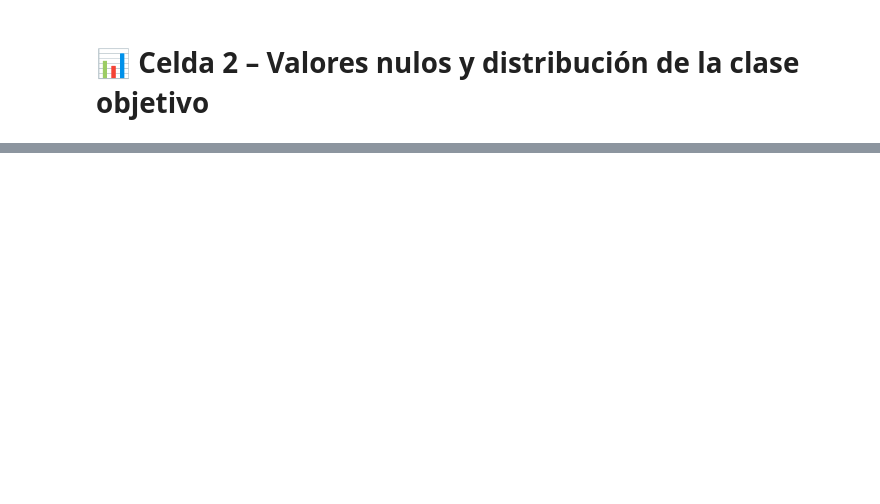
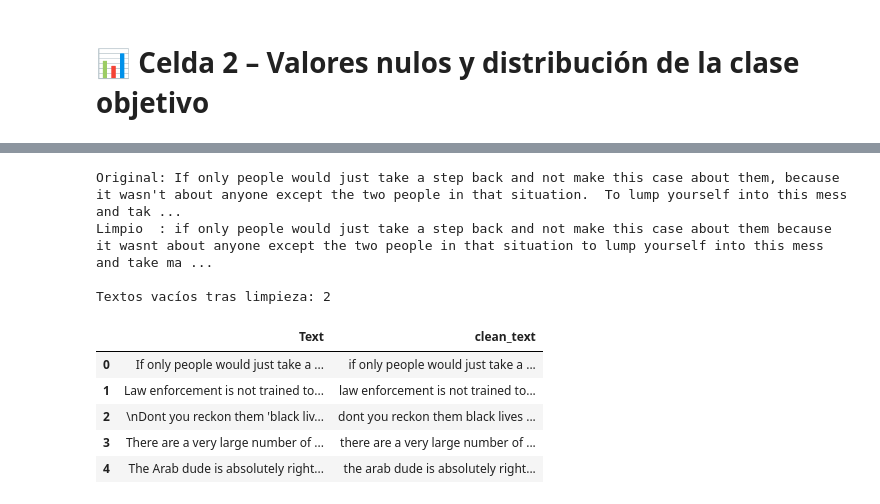
Before and after one commit to Bootcamp-IA-P6/Project_9_NLP_Team2, a Jupyter notebook: notebooks/00_eda_V04.ipynb, the cells around one changed output, grey strips where cells are left out. Drawn from its saved outputs; the diff is of its cells as text; code cells hidden in the pictures; blank space fills up the shorter version.

Commit message:
feat: implement regex-based text cleaning pipeline (#6, #5)

```diff
--- a/notebooks/00_eda_V04.ipynb
+++ b/notebooks/00_eda_V04.ipynb
@@ -96,0 +178,35 @@ ModuleNotFoundError: No module named 'matplotlib.backends._backend_agg'
+# %%
+import re
+
+def clean_text(text):
+    if not isinstance(text, str):
+        return ''
+    text = text.lower()
+    text = re.sub(r'http\S+|www\S+|https\S+', '', text, flags=re.MULTILINE)
+    text = re.sub(r'@\w+|#\w+', '', text)
+    text = re.sub(r'\d+', '', text)
+    text = re.sub(r'[^a-z\s]', '', text)
+    text = re.sub(r'\s+', ' ', text).strip()
+    return text
+
+print('Original:', df.loc[0, 'Text'])
+print('Limpio  :', clean_text(df.loc[0, 'Text']))
+
+df['clean_text'] = df['Text'].apply(clean_text)
+
+# MEJORA: avisar si hay textos que quedaron vacíos tras la limpieza
+empty_after_clean = (df['clean_text'] == '').sum()
+print(f'\nTextos vacíos tras limpieza: {empty_after_clean}')
+
+df[['Text', 'clean_text']].head()
+# %% [output]
+Original: If only people would just take a step back and not make this case about them, because it wasn't about anyone except the two people in that situation.  To lump yourself into this mess and tak ...
+Limpio  : if only people would just take a step back and not make this case about them because it wasnt about anyone except the two people in that situation to lump yourself into this mess and take ma ...
+
+Textos vacíos tras limpieza: 2
+|  | Text | clean_text |
+| 0 | If only people would just take a ... | if only people would just take a ... |
+| 1 | Law enforcement is not trained to... | law enforcement is not trained to... |
+| 2 | \nDont you reckon them 'black liv... | dont you reckon them black lives ... |
+| 3 | There are a very large number of ... | there are a very large number of ... |
+| 4 | The Arab dude is absolutely right... | the arab dude is absolutely right... |
```
Also changed, not shown: parts of 2 cells of this notebook.
